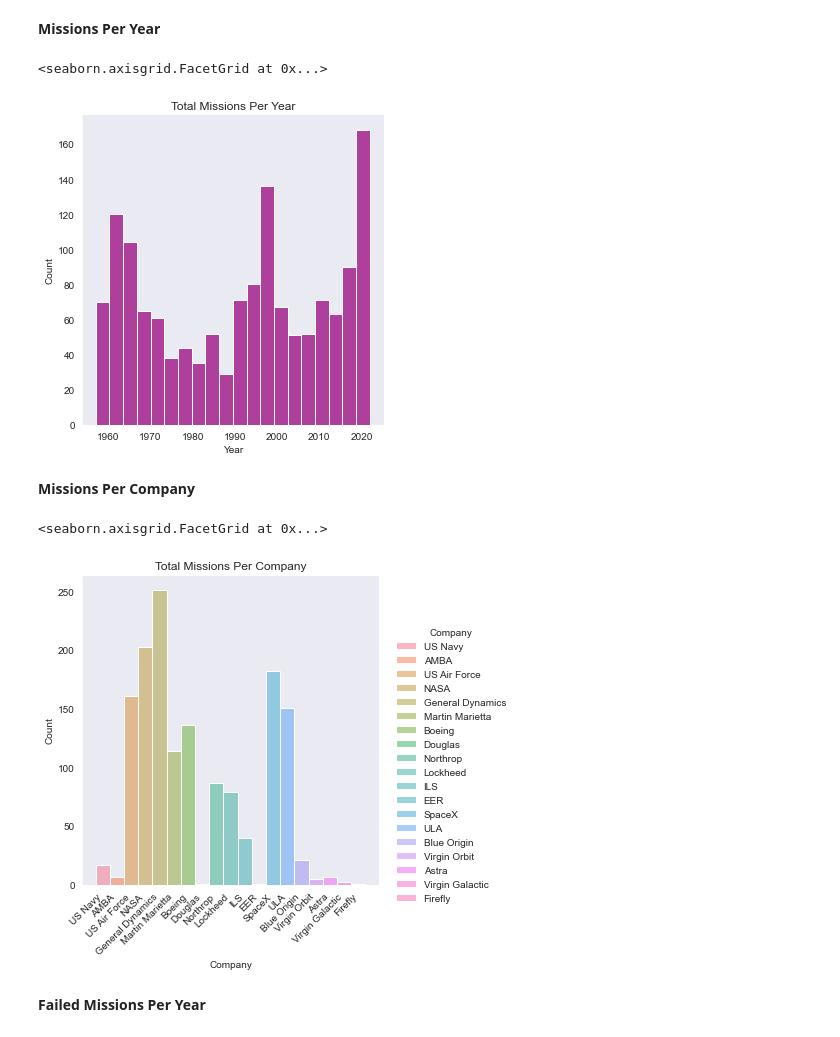
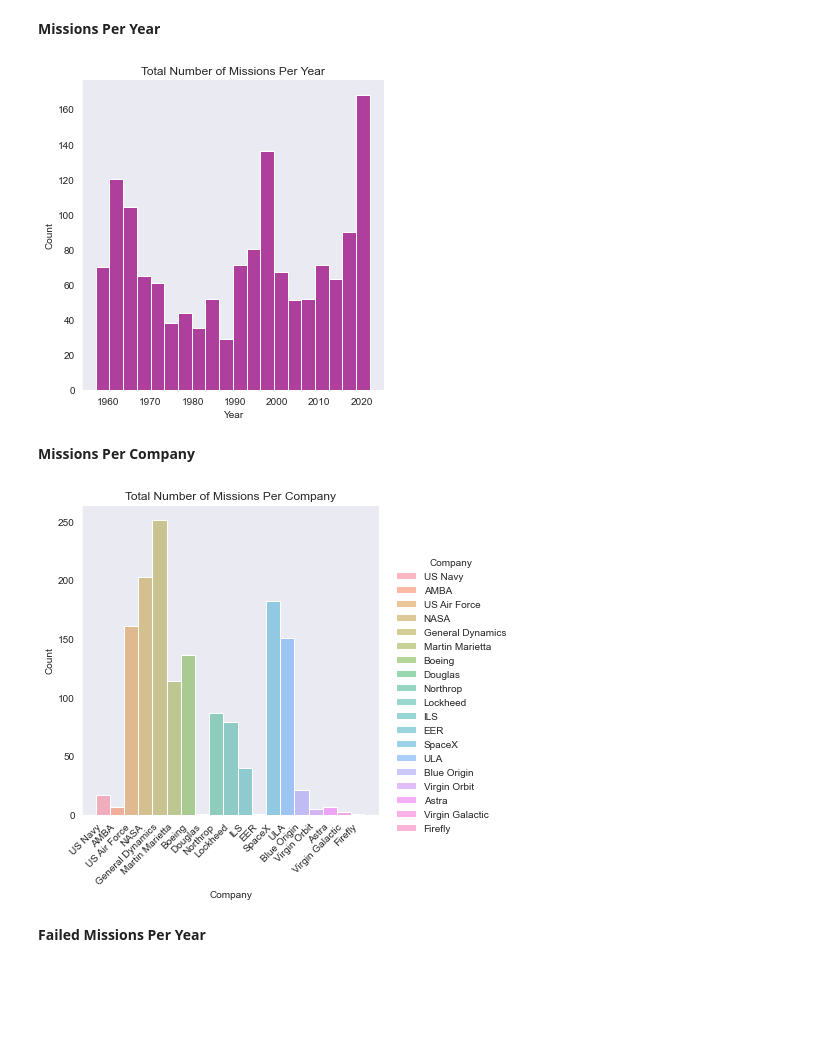
Before and after one commit to t-nicole13/US_Space_Missions, a Jupyter notebook: US_Space_Missions.ipynb, the cells around one changed output. Drawn from its saved outputs; the diff is of its cells as text; code cells hidden in the pictures; blank space fills up the shorter version.

Commit message:
save plots

```diff
--- a/US_Space_Missions.ipynb
+++ b/US_Space_Missions.ipynb
@@ -575,20 +576,21 @@ Name: Rocket, dtype: int64
 # %%
 sb.set_style('dark')
 sb.displot(usa_space_missions_dropped, x = 'Year',
            bins = 20,
-           color = '#9A0680').set(title = 'Total Missions Per Year')
+           color = '#9A0680').set(title = 'Total Number of Missions Per Year')
+plt.savefig('Plots/missions_per_year.png')
 # %% [output]
-<seaborn.axisgrid.FacetGrid at 0x...>
-[figure, old version]
+[figure, new version]
 # %% [markdown]
 **Missions Per Company**
 # %%
 sb.displot(usa_space_missions_dropped, x = 'Company', hue = 'Company')\
 .set_xticklabels(rotation = 45, horizontalalignment = 'right')\
-.set(title = 'Total Missions Per Company')
+.set(title = 'Total Number of Missions Per Company')
+
+plt.savefig('Plots/missions_per_company.png')
 # %% [output]
-<seaborn.axisgrid.FacetGrid at 0x...>
-[figure, old version]
+[figure, new version]
 # %% [markdown]
 **Failed Missions Per Year**
 # %%
```
Also changed, not shown: parts of 15 cells of this notebook, 9 other files.
